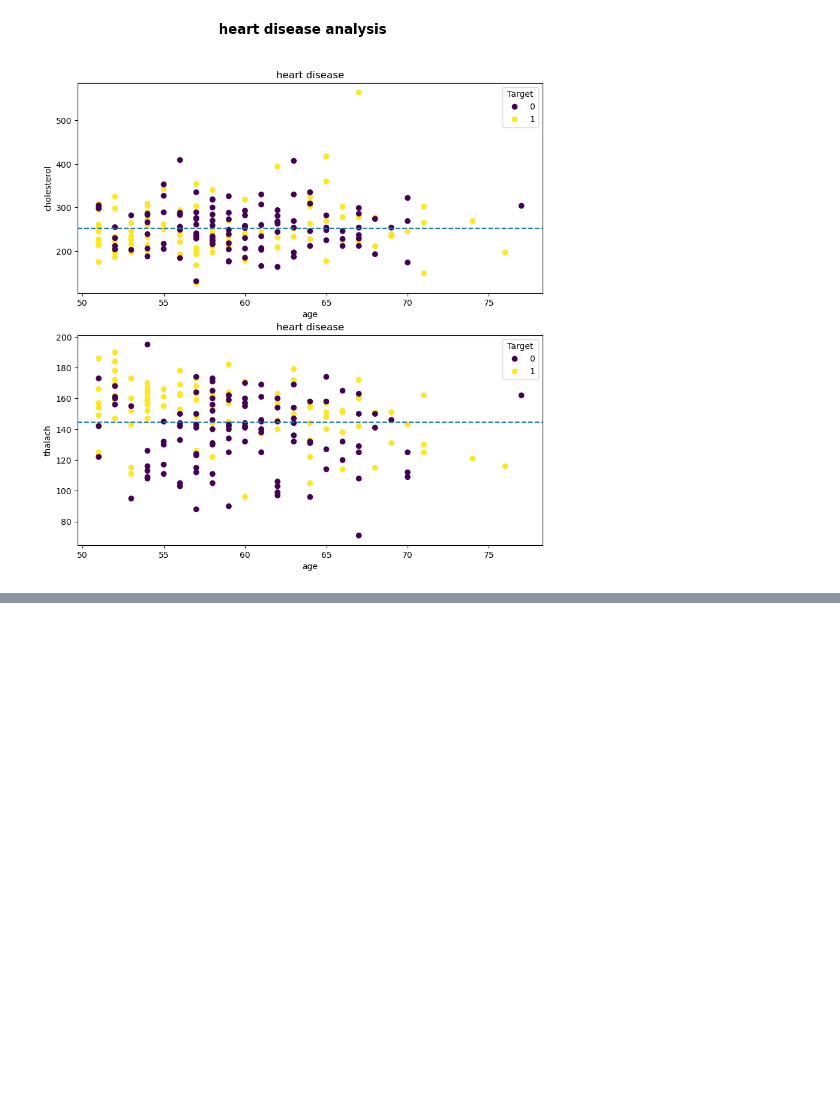
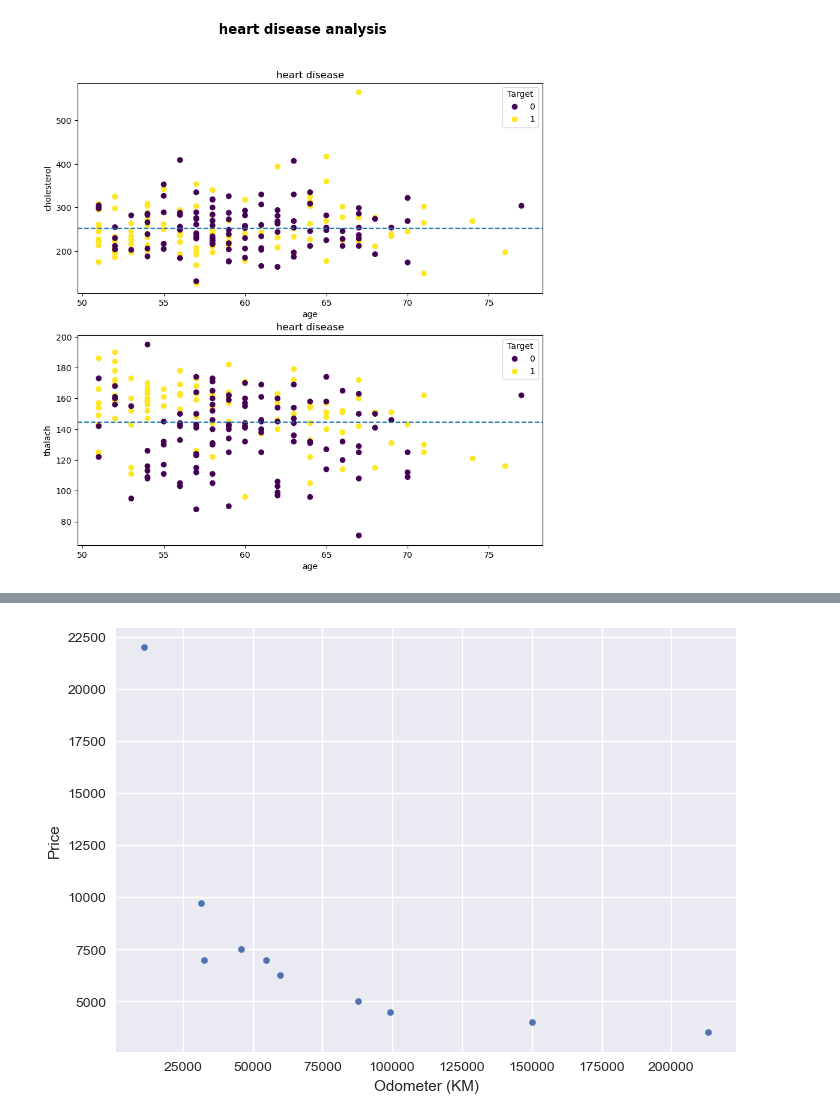
Before and after one commit to olivergarciarg/022_ML_trainning, a Jupyter notebook: sample_project_01/intro matplotlib.ipynb, the cells around one changed output, grey strips where cells are left out. Drawn from its saved outputs; the diff is of its cells as text; code cells hidden in the pictures; blank space fills up the shorter version.

```diff
--- a/sample_project_01/intro matplotlib.ipynb
+++ b/sample_project_01/intro matplotlib.ipynb
@@ -379,0 +420,4 @@ fig.suptitle("heart disease analysis", fontsize=16, fontweight="bold");
+# %%
+car_sales.plot(x="Odometer (KM)", y="Price", kind="scatter");
+# %% [output]
+[figure, added]
```
Also changed, not shown: parts of 23 cells of this notebook, 1 other file.
